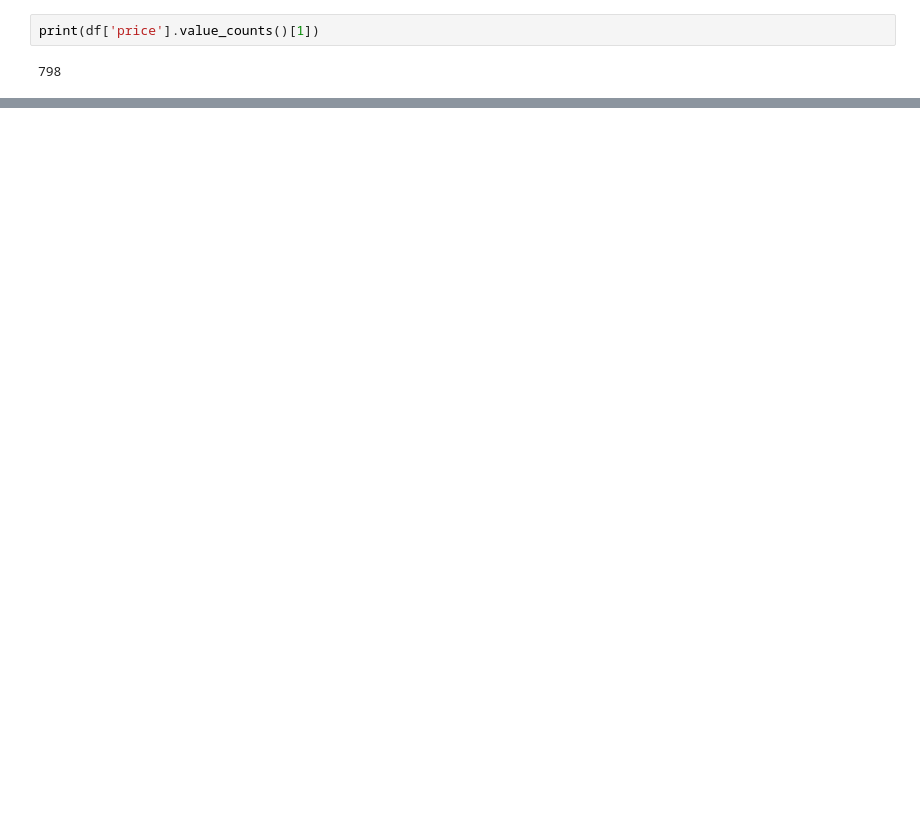
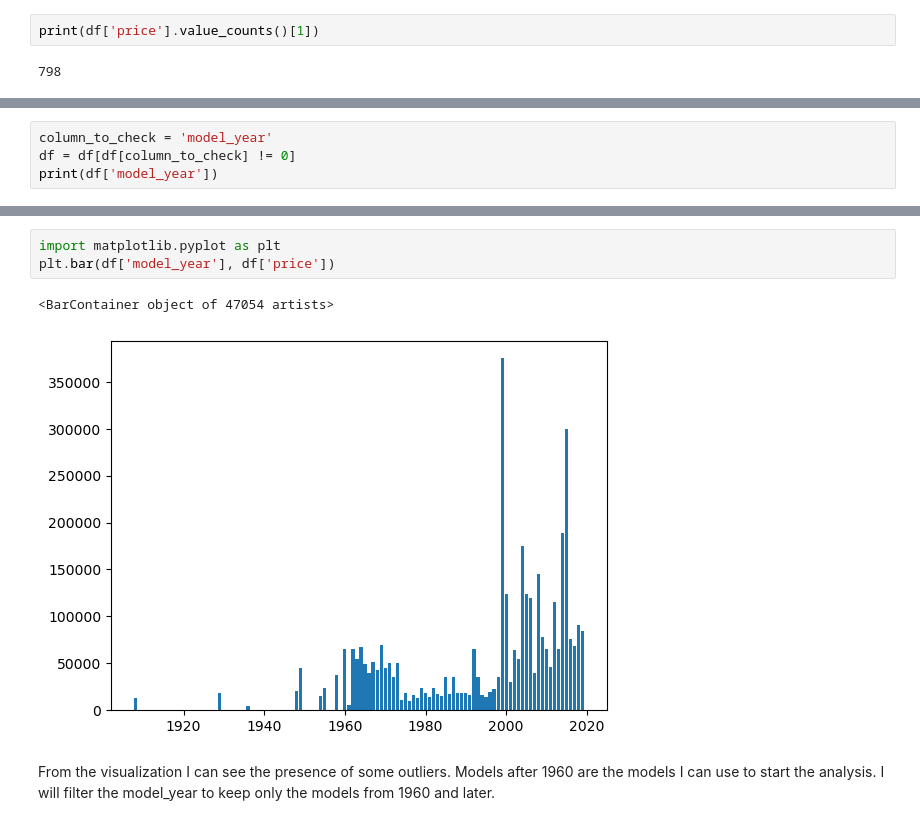
Before and after one commit to CesarChaparro1974/Software_Development_App, a Jupyter notebook: notebooks/EDA.ipynb, the cells around one changed output, grey strips where cells are left out. Drawn from its saved outputs; the diff is of its cells as text; blank space fills up the shorter version.

```diff
--- a/notebooks/EDA.ipynb
+++ b/notebooks/EDA.ipynb
@@ -795,0 +599,4 @@ df.plot.scatter('odometer', 'price', s = 50, marker = 'o', alpha = 0.7)
+# %%
+column_to_check = 'model_year'
+df = df[df[column_to_check] != 0]
+print(df['model_year'])
@@ -795,0 +637,8 @@ df.plot.scatter('odometer', 'price', s = 50, marker = 'o', alpha = 0.7)
+# %%
+import matplotlib.pyplot as plt
+plt.bar(df['model_year'], df['price'])
+# %% [output]
+<BarContainer object of 47054 artists>
+[figure, added]
+# %% [markdown]
+From the visualization I can see the presence of some outliers. Models after 1960 are the models I can use to start the analysis. I will filter the model_year to keep only the models from 1960 and later.
```
Also changed, not shown: parts of 71 cells of this notebook.
